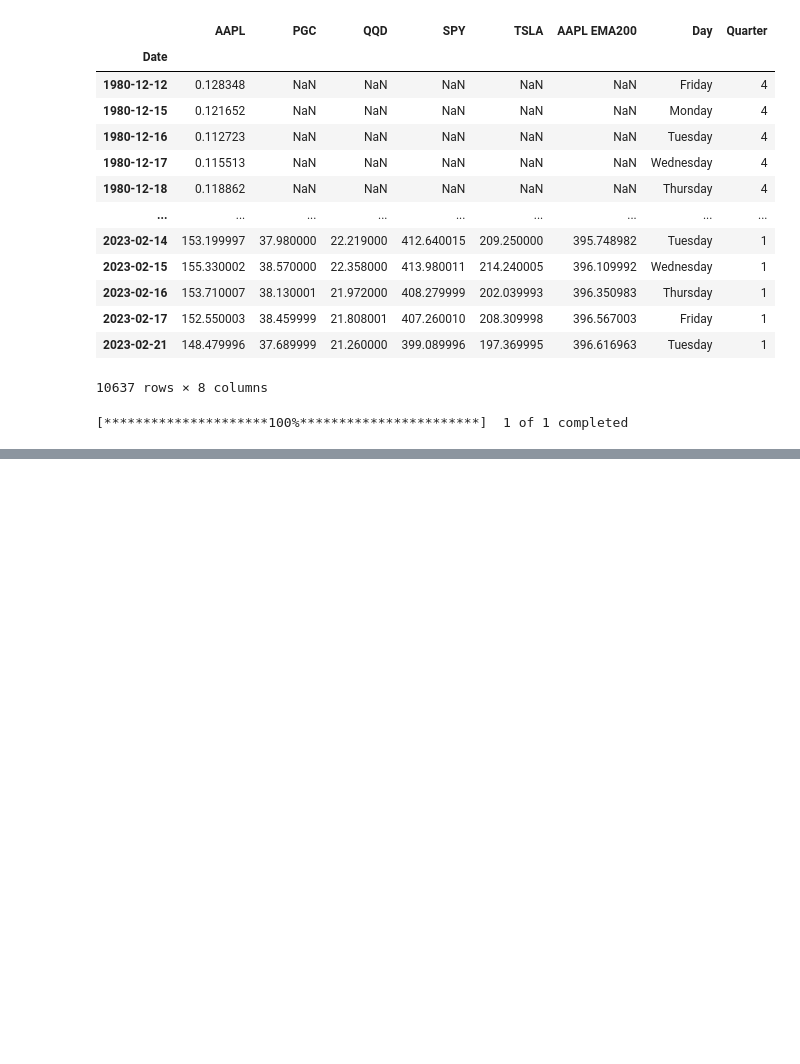
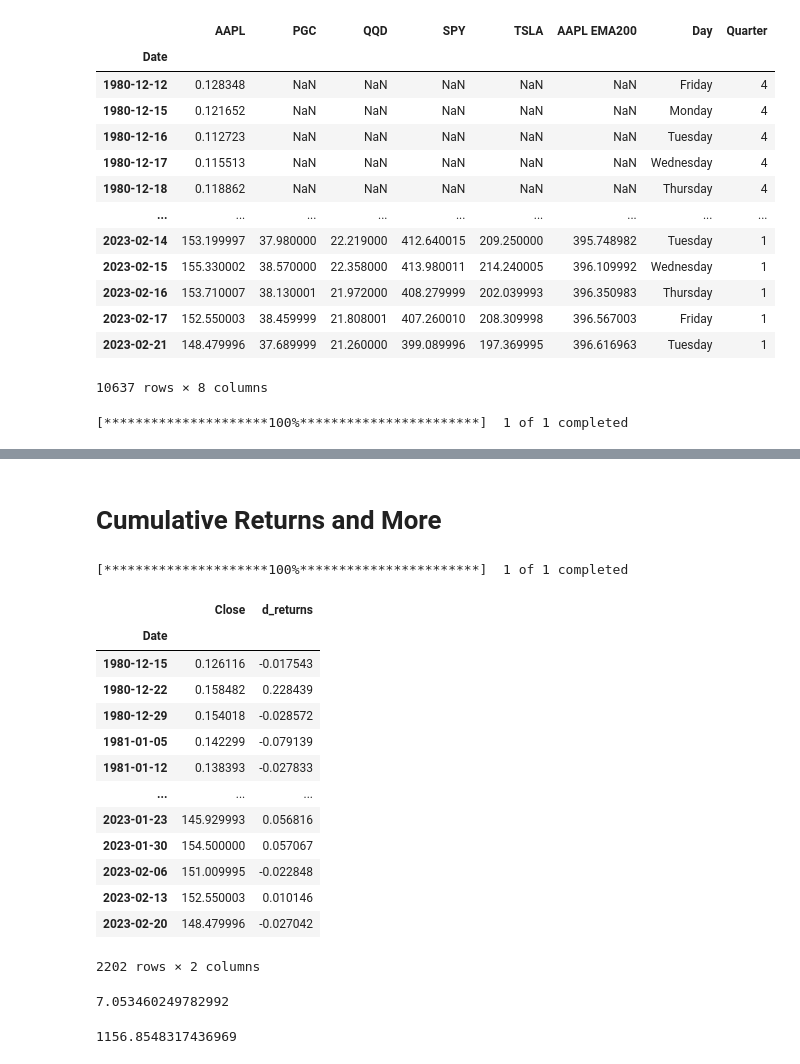
Before and after one commit to UditKarth/Quant, a Jupyter notebook: Algorithmic Trading Python.ipynb, the cells around one changed output, grey strips where cells are left out. Saved outputs shown, nothing was run; the diff lists cells and outputs as text; code cells hidden in the pictures; blank space fills up the shorter version.

```diff
--- a/Algorithmic Trading Python.ipynb
+++ b/Algorithmic Trading Python.ipynb
@@ -863,0 +864,37 @@ SPY
+# %% [markdown]
+# Cumulative Returns and More
+# %%
+apple = yf.download("AAPL", interval = "1wk")
+# %% [output]
+[*********************100%***********************]  1 of 1 completed
+# %%
+apple = apple.Close.to_frame()
+# %%
+apple["d_returns"] = np.log(apple.div(apple.shift(1)))
+# %%
+apple.dropna(inplace = True)
+# %%
+apple
+# %% [output]
+|  | Close | d_returns |
+| Date |  |  |
+| 1980-12-15 | 0.126116 | -0.017543 |
+| 1980-12-22 | 0.158482 | 0.228439 |
+| 1980-12-29 | 0.154018 | -0.028572 |
+| 1981-01-05 | 0.142299 | -0.079139 |
+| 1981-01-12 | 0.138393 | -0.027833 |
+| ... | ... | ... |
+| 2023-01-23 | 145.929993 | 0.056816 |
+| 2023-01-30 | 154.500000 | 0.057067 |
+| 2023-02-06 | 151.009995 | -0.022848 |
+| 2023-02-13 | 152.550003 | 0.010146 |
+| 2023-02-20 | 148.479996 | -0.027042 |
+2202 rows × 2 columns
+# %%
+apple.d_returns.sum()
+# %% [output]
+7.053460249782992
+# %%
+np.exp(apple.d_returns.sum())
+# %% [output]
+1156.8548317436969
```
Also changed, not shown: parts of 14 cells of this notebook.
